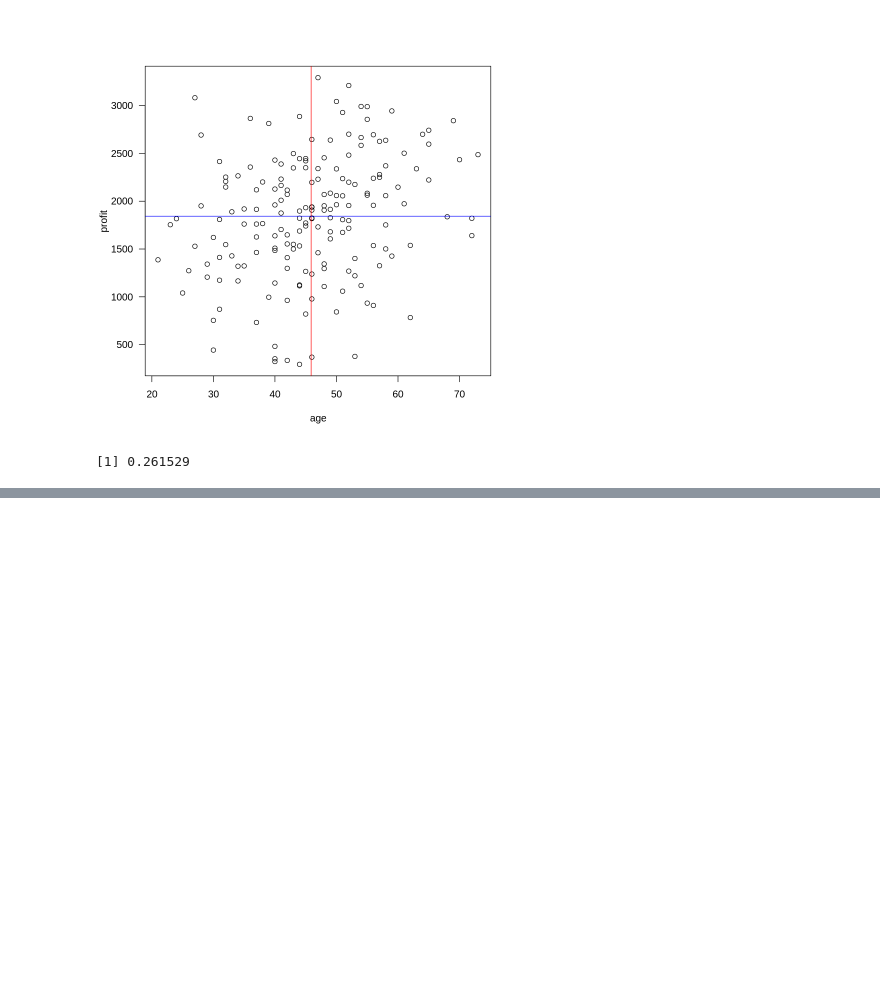
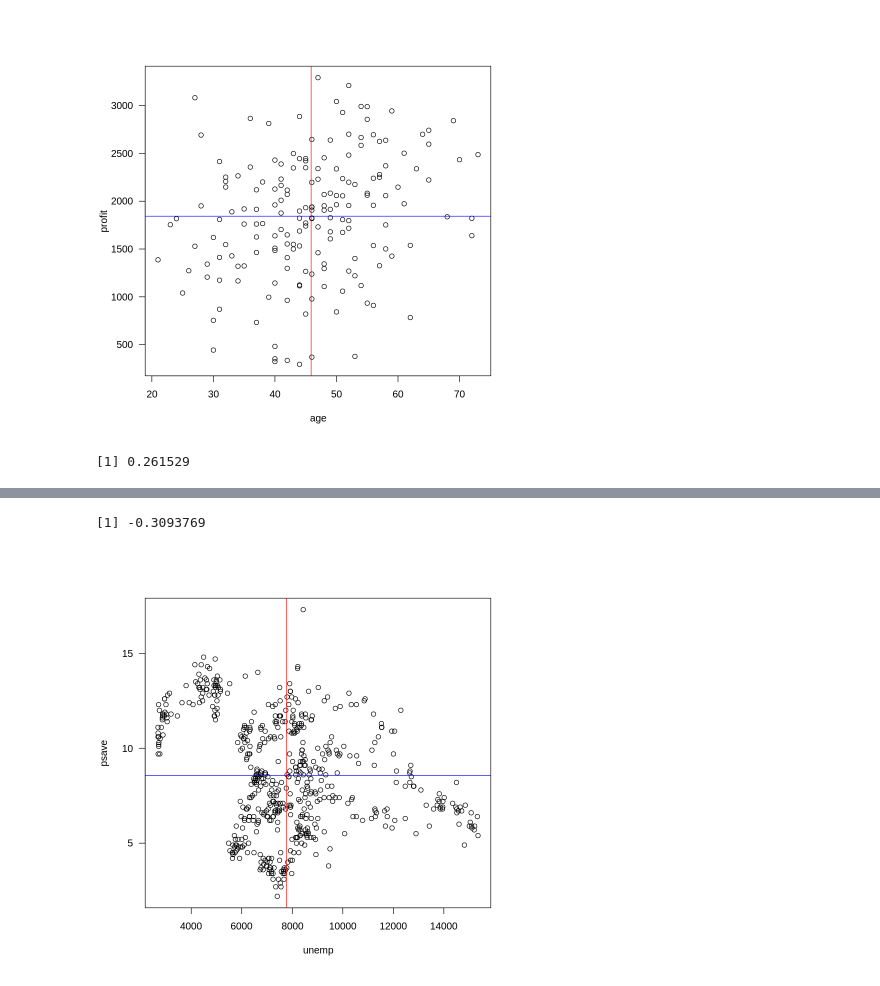
Before and after one commit to LesNEIGE/r_stastics, a Jupyter notebook: 15correlation.ipynb, the cells around one changed output, grey strips where cells are left out. Saved outputs shown, nothing was run; the diff lists cells and outputs as text; code cells hidden in the pictures; blank space fills up the shorter version.

```diff
--- a/15correlation.ipynb
+++ b/15correlation.ipynb
@@ -70,0 +95,8 @@ cor(age, profit)
+# %%
+plot(unemp, psave, las = 1)
+abline(v=mean(unemp), col = 'red')
+abline(h=mean(psave), col = 'blue')
+cor(unemp, psave)
+# %% [output]
+[1] -0.3093769
+[figure, added]
```
Also changed, not shown: parts of 20 cells of this notebook.
